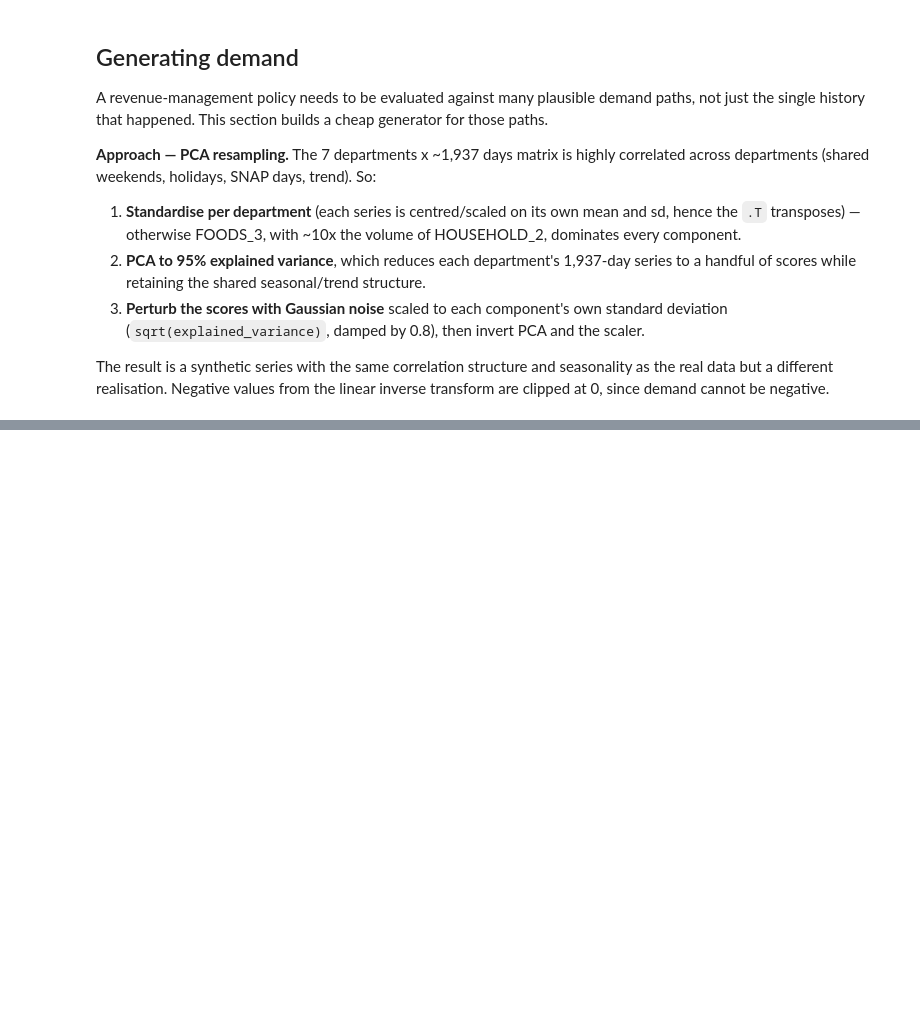
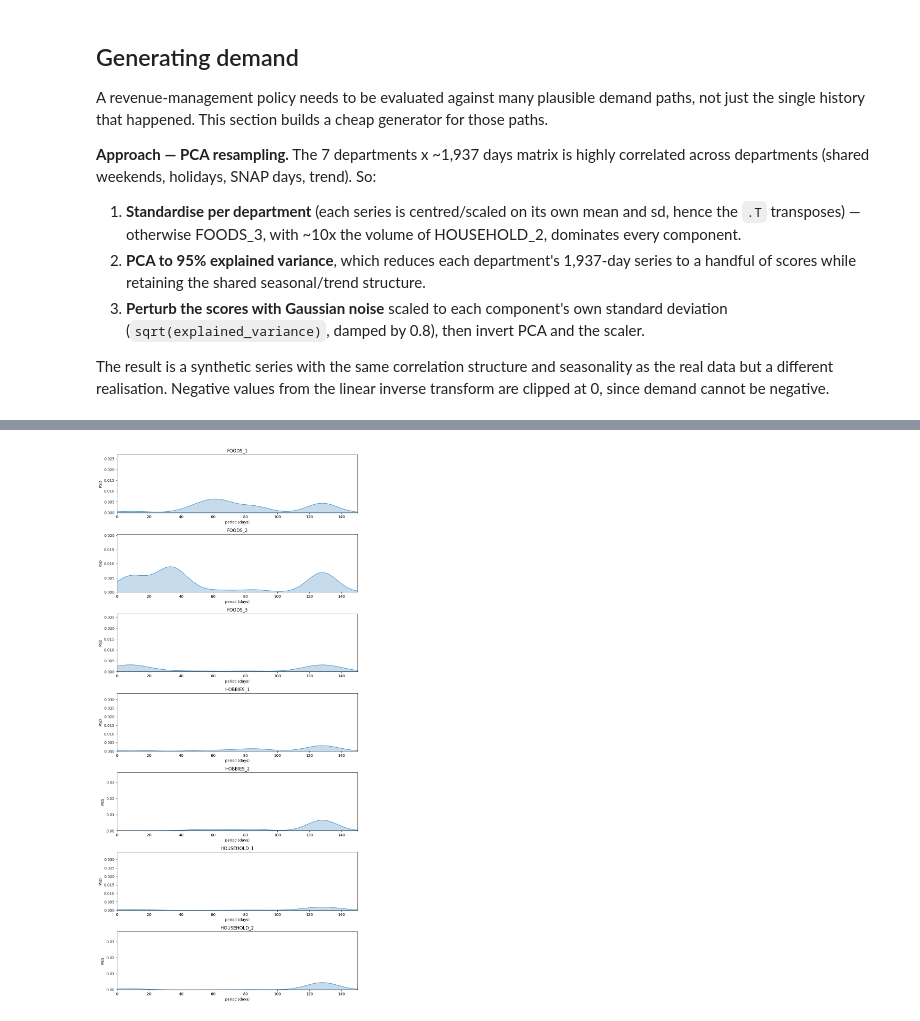
Before and after one commit to peppy-senpai/retail-revenue-management, a Jupyter notebook: code/work/work.ipynb, the cells around one changed output, grey strips where cells are left out. Drawn from its saved outputs; the diff is of its cells as text; code cells hidden in the pictures; blank space fills up the shorter version.

```diff
--- a/code/work/work.ipynb
+++ b/code/work/work.ipynb
@@ -427,0 +509,42 @@ sns.lineplot(sampled_demand[idx, :], label='synthetic', alpha=0.6)
+# %%
+# Same ACF as above, but instead of eyeballing the zero crossing, ask which cycle *lengths*
+# carry the power in the smoothed envelope. Welch -> power per frequency -> inverted to days.
+
+n_depts = x.shape[0]
+dept_names = ['FOODS_1', 'FOODS_2', 'FOODS_3', 'HOBBIES_1', 'HOBBIES_2', 'HOUSEHOLD_1', 'HOUSEHOLD_2']
+upb = 150
+lags = 1800
+ma_window = 30
+
+fig, axes = plt.subplots(n_depts, 1, figsize=(10, 3 * n_depts))
+
+for idx in range(n_depts):
+    values = x[idx, :]
+    acf_vals = acf(values, nlags=lags)
+    moving_avg = np.convolve(acf_vals, np.ones(ma_window)/ma_window, mode='same')
+
+    # Defaults matter here: fs=1 (one sample = one day) and nperseg=256, so the 1,801-lag ACF is
+    # split into ~14 segments of 256 and averaged. That fixes the frequency grid at k/256, i.e.
+    # the only resolvable periods are 256/k days: 256, 128, 85.3, 64, 51.2, 42.7, ...
+    # Very coarse at the long-period end — see the artifact note below.
+    freqs, psd = welch(moving_avg)
+
+    freqs_pos = freqs[1:upb]   # skip freq=0 (the DC/mean term). Only 129 bins exist, so the
+    psd_pos = psd[1:upb]       # upper bound of 200 is never reached — this is effectively [1:].
+    psd_pos = psd_pos/psd_pos.sum()    # normalise power to weights that sum to 1
+    periods = 1 / freqs_pos            # cycles/day -> days per cycle
+
+    # Power-weighted KDE over the period axis. bw_adjust=0.1 is deliberately narrow, but note the
+    # `periods` points are very unevenly spaced (dense below ~25 days, isolated above), so a narrow
+    # bandwidth will resolve individual FFT bins as separate bumps rather than smoothing over them.
+    sns.kdeplot(x=periods, weights=psd_pos, ax=axes[idx], fill=True, bw_adjust=0.1)
+    axes[idx].axhline(0, color='black', linewidth=0.8)
+    axes[idx].set_title(dept_names[idx])
+    axes[idx].set_xlim(0, upb)         # hides the 256-day bin, the longest one Welch can resolve
+    axes[idx].set_xlabel('period (days)')
+    axes[idx].set_ylabel('PSD')        # strictly a KDE density over period, not power itself
+
+plt.tight_layout()
+plt.show()
+# %% [output]
+[figure, added]
```
Also changed, not shown: parts of 8 cells of this notebook, 3 other files.
